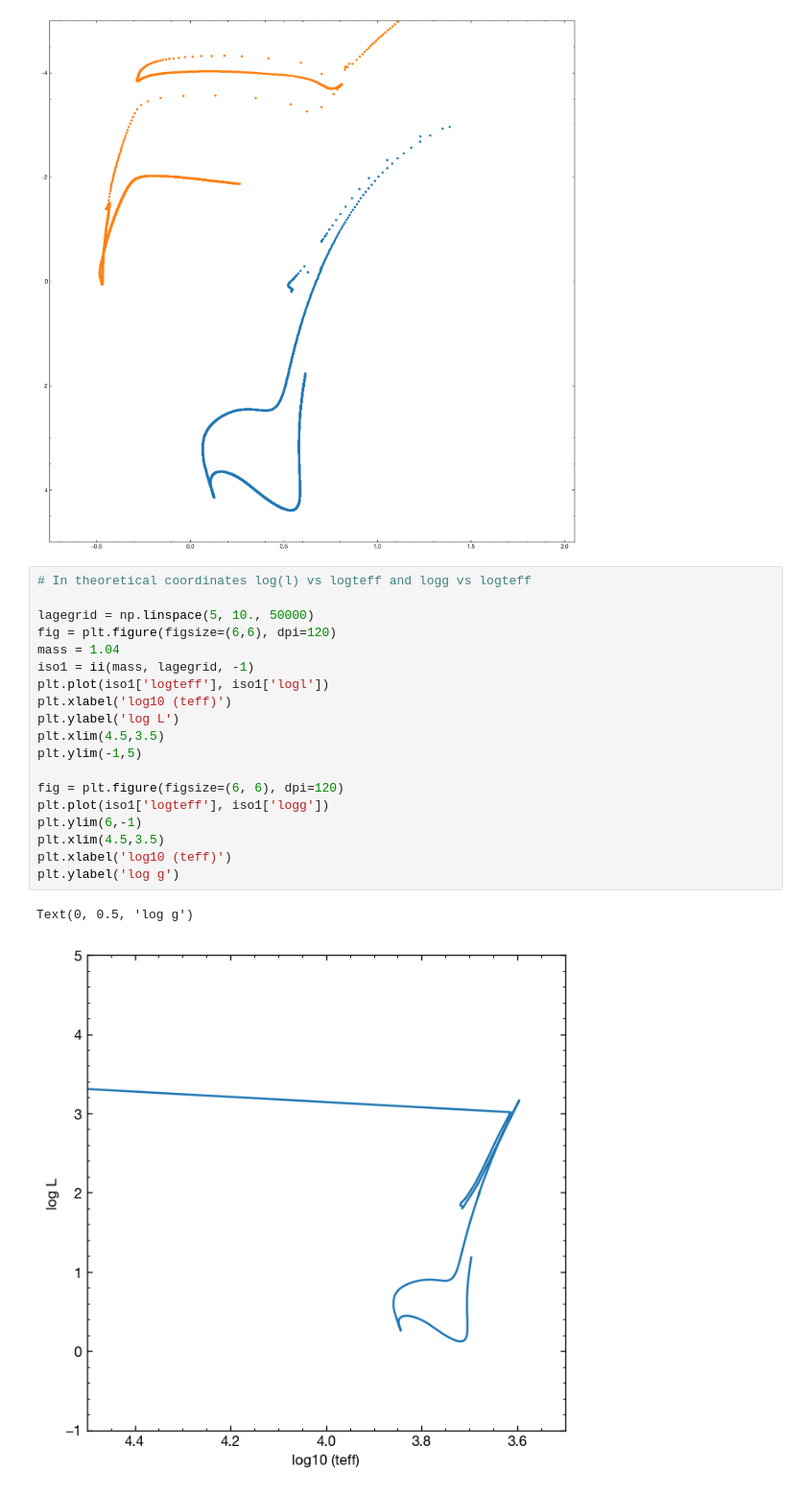
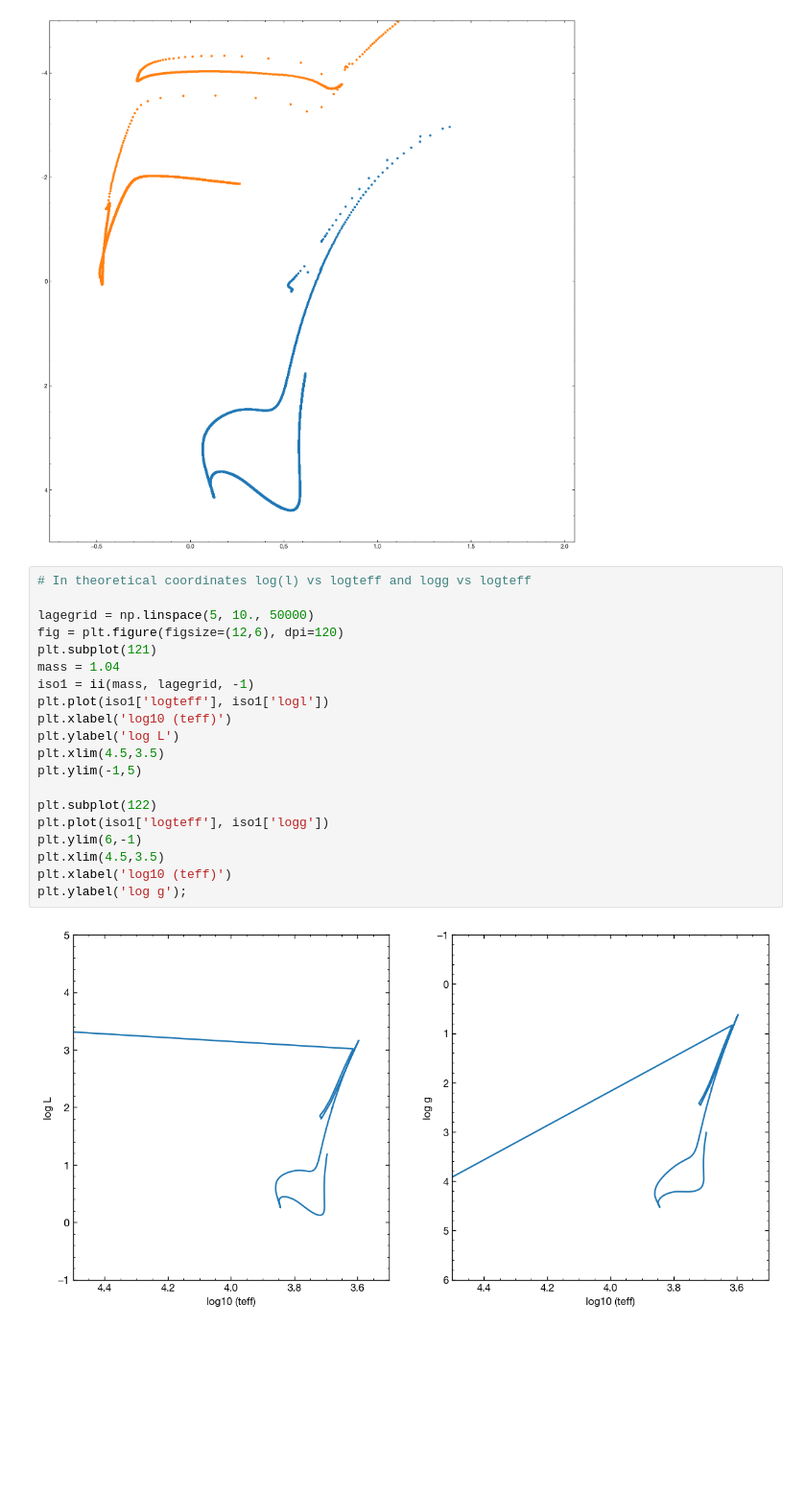
Before and after one commit to segasai/minimint, a Jupyter notebook: examples/Example.ipynb, the cells around one changed output. Shown at 96% size. Saved outputs shown, nothing was run; the diff lists cells and outputs as text; blank space fills up the shorter version.

```diff
--- a/examples/Example.ipynb
+++ b/examples/Example.ipynb
@@ -74,22 +66,22 @@ plt.ylim(5,-5)
 # %%
 # In theoretical coordinates log(l) vs logteff and logg vs logteff
 
 lagegrid = np.linspace(5, 10., 50000)
-fig = plt.figure(figsize=(6,6), dpi=120)
+fig = plt.figure(figsize=(12,6), dpi=120)
+plt.subplot(121)
 mass = 1.04
 iso1 = ii(mass, lagegrid, -1)
 plt.plot(iso1['logteff'], iso1['logl'])
 plt.xlabel('log10 (teff)')
 plt.ylabel('log L')
 plt.xlim(4.5,3.5)
 plt.ylim(-1,5)
 
-fig = plt.figure(figsize=(6, 6), dpi=120)
+plt.subplot(122)
 plt.plot(iso1['logteff'], iso1['logg'])
 plt.ylim(6,-1)
 plt.xlim(4.5,3.5)
 plt.xlabel('log10 (teff)')
-plt.ylabel('log g')
+plt.ylabel('log g');
 # %% [output]
-Text(0, 0.5, 'log g')
-[figure, old version]
+[figure, new version]
```
Also changed, not shown: parts of 5 cells of this notebook, 4 other files.
